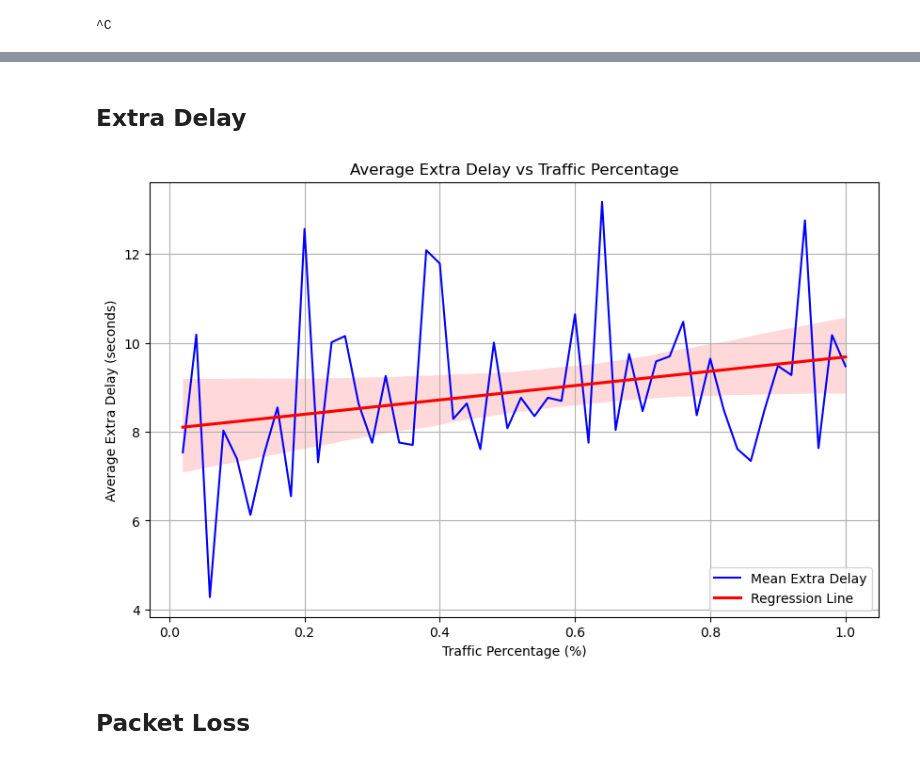
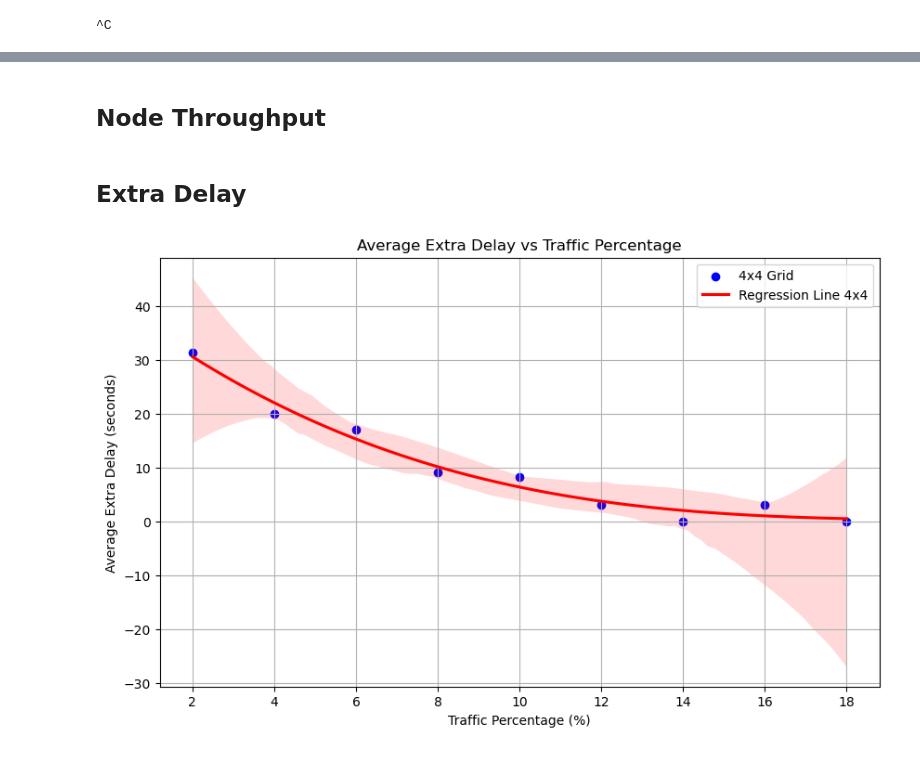
Before and after one commit to igorgallon/MCTOR, a Jupyter notebook: noc_simulator/statistics.ipynb, the cells around one changed output, grey strips where cells are left out. Saved outputs shown, nothing was run; the diff lists cells and outputs as text; code cells hidden in the pictures.

```diff
--- a/noc_simulator/statistics.ipynb
+++ b/noc_simulator/statistics.ipynb
@@ -13,8 +298,18 @@ m = pd.read_csv("simulation_results/metrics_20250913_124425.csv")
 # %%
 # Filter for packet_arrived
-arrived = m[m['type'] == 'packet_arrived'].copy()
+arrived4 = m4[m4['type'] == 'packet_arrived'].copy()
+# arrived8 = m8[m8['type'] == 'packet_arrived'].copy()
+# Filter for packet_loss
+loss4 = m4[m4['type'] == 'packet_loss'].copy()
+# loss8 = m8[m8['type'] == 'packet_loss'].copy()
+# Get the total packets sent per traffic level
+total_sent4 = m4[m4['type'] == 'packet_sent'].groupby('execution_id').size().reset_index(name='total_sent')
+# total_sent8 = m8[m8['type'] == 'packet_sent'].groupby('execution_id').size().reset_index(name='total_sent')
 # Convert to datetime if not already
-arrived['creation_time'] = pd.to_datetime(arrived['creation_time'])
-arrived['deliver_time'] = pd.to_datetime(arrived['deliver_time'])
+arrived4['creation_time'] = pd.to_datetime(arrived4['creation_time'])
+arrived4['deliver_time'] = pd.to_datetime(arrived4['deliver_time'])
+# arrived8['creation_time'] = pd.to_datetime(arrived8['creation_time'])
+# arrived8['deliver_time'] = pd.to_datetime(arrived8['deliver_time'])
 # Calculate latency in seconds
-arrived['latency_sec'] = (arrived['deliver_time'] - arrived['creation_time']).dt.total_seconds()
+arrived4['latency_sec'] = (arrived4['deliver_time'] - arrived4['creation_time']).dt.total_seconds()
+# arrived8['latency_sec'] = (arrived8['deliver_time'] - arrived8['creation_time']).dt.total_seconds()
@@ -41,27 +327,35 @@ plt.show()
+# %% [markdown]
+## Node Throughput
 # %% [markdown]
 ## Extra Delay
 # %%
 # Get the minimum latency
-min_latency = latency['latency_sec']['min'].reset_index(name='min_latency')
+min_latency4 = latency4['latency_sec']['min'].reset_index(name='min_latency')
+# min_latency8 = latency8['latency_sec']['min'].reset_index(name='min_latency')
 # Calculate the extra delay by subtracting the minimum latency from the average latency
-extra_delay = pd.merge(arrived, min_latency, on='traffic', how='left').fillna(0)
-extra_delay['extra_delay_sec'] = extra_delay['latency_sec'] - extra_delay['min_latency']
+extra_delay4 = pd.merge(arrived4, min_latency4, on='execution_id', how='left').fillna(0)
+# extra_delay8 = pd.merge(arrived8, min_latency8, on='execution_id', how='left').fillna(0)
+extra_delay4['extra_delay_sec'] = extra_delay4['latency_sec'] - extra_delay4['min_latency']
+# extra_delay8['extra_delay_sec'] = extra_delay8['latency_sec'] - extra_delay8['min_latency']
 # Plot the extra delay
-extra_delay_summary = extra_delay.groupby('traffic').agg({'extra_delay_sec': ['mean', 'std', 'min', 'max']})
+extra_delay_summary4 = extra_delay4.groupby('execution_id').agg({'extra_delay_sec': ['mean', 'std', 'min', 'max']})
+# extra_delay_summary8 = extra_delay8.groupby('execution_id').agg({'extra_delay_sec': ['mean', 'std', 'min', 'max']})
 
 plt.figure(figsize=(10, 6))
-# Plot only points
-plt.plot(extra_delay_summary.index, extra_delay_summary['extra_delay_sec']['mean'], label='Mean Extra Delay', color='b')
+
+# Plot only points for both grids
+plt.scatter(extra_delay_summary4.index, extra_delay_summary4['extra_delay_sec']['mean'], color='b', label='4x4 Grid')
+# plt.scatter(extra_delay_summary8.index, extra_delay_summary8['extra_delay_sec']['mean'], color='g', label='8x8 Grid')
+
 # Regression line (order 1 = linear)
-sns.regplot(x=extra_delay_summary.index, y=extra_delay_summary['extra_delay_sec']['mean'], scatter=False, order=1, color='r', label='Regression Line')
+sns.regplot(x=extra_delay_summary4.index, y=extra_delay_summary4['extra_delay_sec']['mean'], scatter=False, order=3, color='r', label='Regression Line 4x4')
+# sns.regplot(x=extra_delay_summary8.index, y=extra_delay_summary8['extra_delay_sec']['mean'], scatter=False, order=3, color='m', label='Regression Line 8x8')
 
 plt.title('Average Extra Delay vs Traffic Percentage')
 plt.xlabel('Traffic Percentage (%)')
 plt.ylabel('Average Extra Delay (seconds)')
 plt.grid(True)
 plt.legend()
 plt.show()
 # %% [output]
-[figure, old version]
+[figure, new version]
-# %% [markdown]
-## Packet Loss
```
Also changed, not shown: parts of 19 cells of this notebook, 9 other files.
